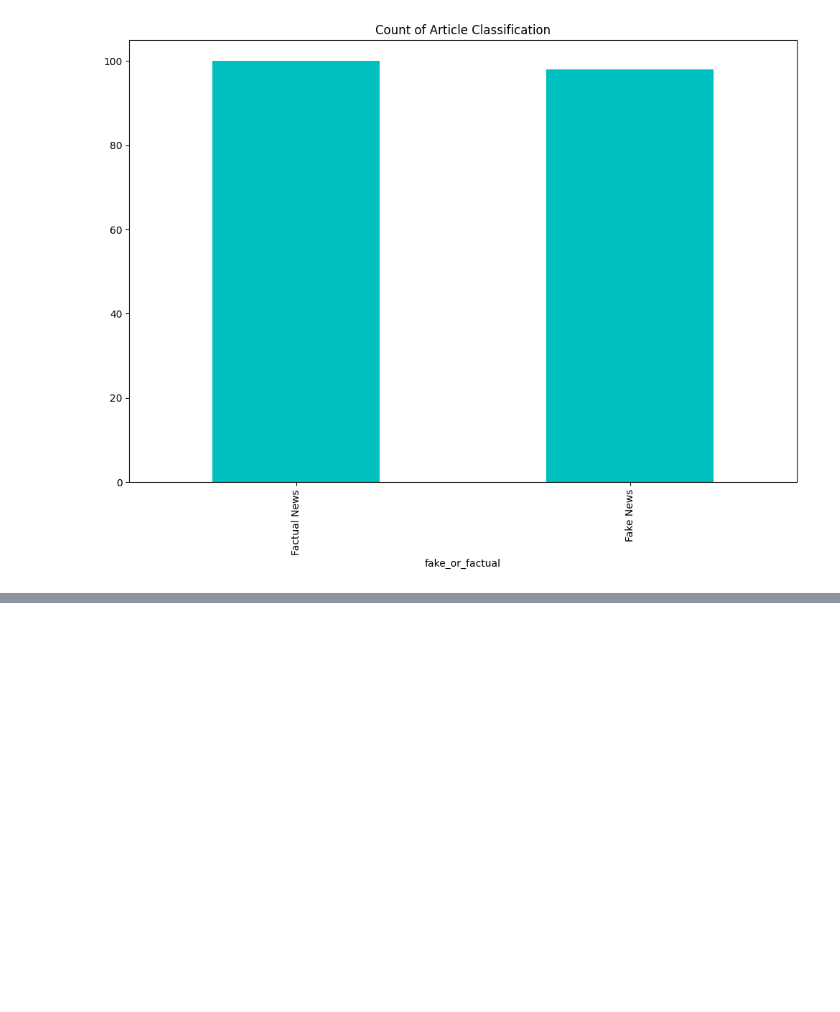
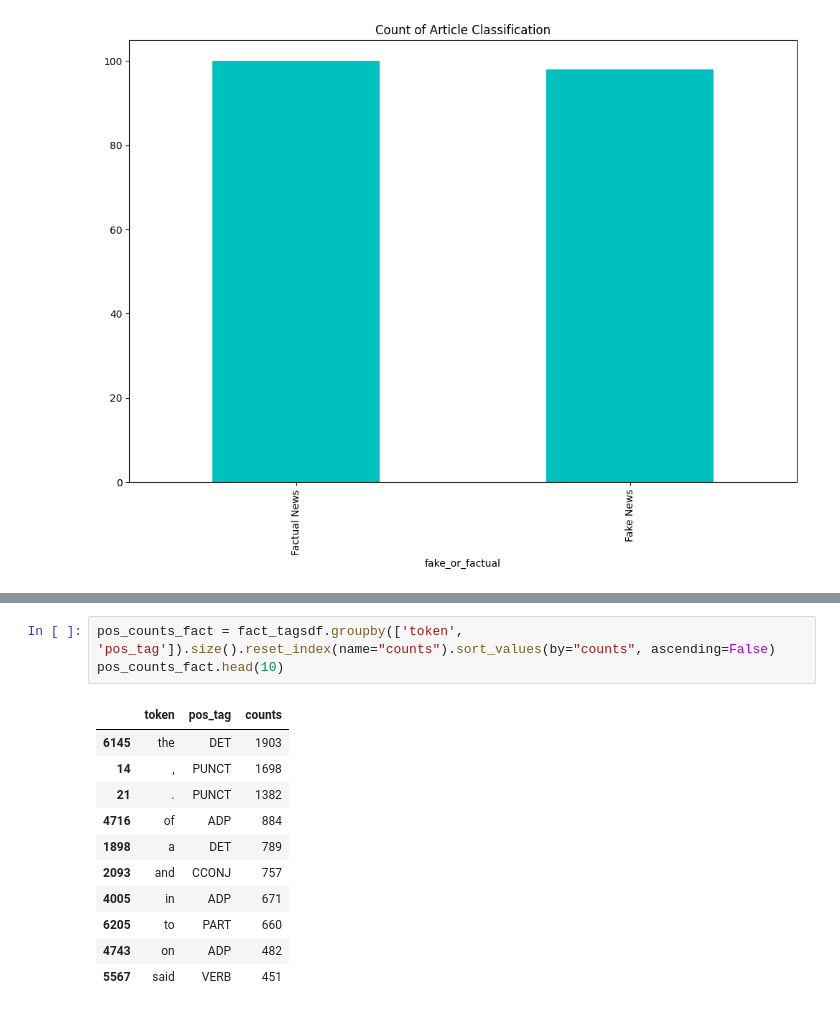
Before and after one commit to 10Vaibhav/Fake-News-Classifier, a Jupyter notebook: Fake News Categorizer.ipynb, the cells around one changed output, grey strips where cells are left out. Drawn from its saved outputs; the diff is of its cells as text; blank space fills up the shorter version.

```diff
--- a/Fake News Categorizer.ipynb
+++ b/Fake News Categorizer.ipynb
@@ -55,0 +203,15 @@ Text(0.5, 1.0, 'Count of Article Classification')
+# %%
+pos_counts_fact = fact_tagsdf.groupby(['token', 'pos_tag']).size().reset_index(name="counts").sort_values(by="counts", ascending=False)
+pos_counts_fact.head(10)
+# %% [output]
+|  | token | pos_tag | counts |
+| 6145 | the | DET | 1903 |
+| 14 | , | PUNCT | 1698 |
+| 21 | . | PUNCT | 1382 |
+| 4716 | of | ADP | 884 |
+| 1898 | a | DET | 789 |
+| 2093 | and | CCONJ | 757 |
+| 4005 | in | ADP | 671 |
+| 6205 | to | PART | 660 |
+| 4743 | on | ADP | 482 |
+| 5567 | said | VERB | 451 |
```
Also changed, not shown: parts of 21 cells of this notebook.
